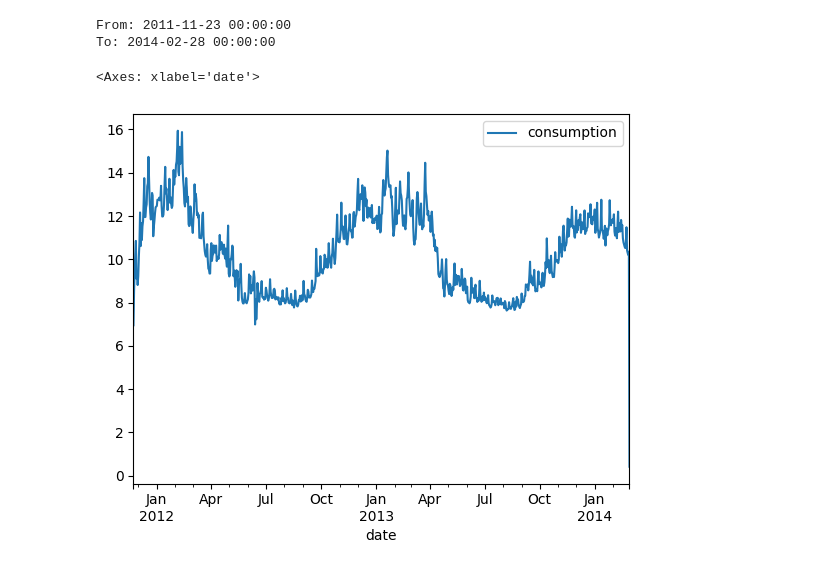
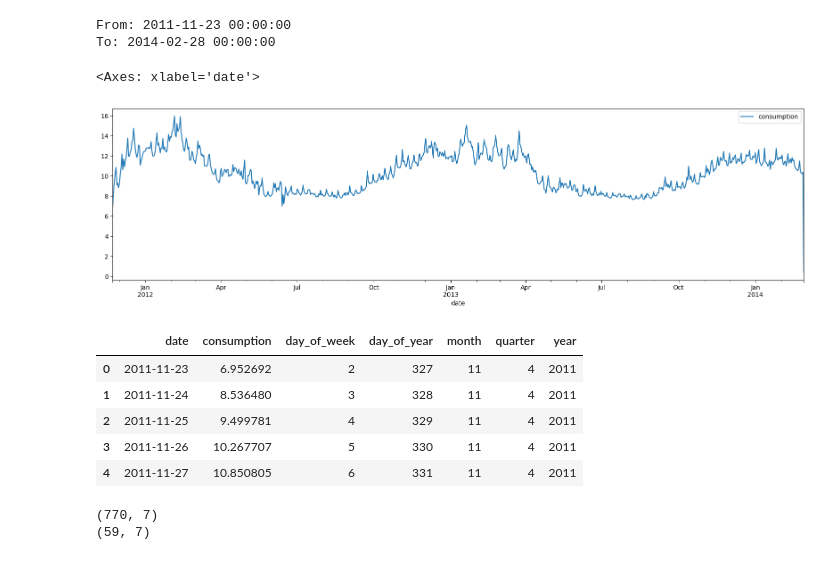
Before and after one commit to alvaro-limon/ml_forecasting_tests, a Jupyter notebook: lgbm_london_energy_data.ipynb, the cells around one changed output. Saved outputs shown, nothing was run; the diff lists cells and outputs as text; code cells hidden in the pictures.

```diff
--- a/lgbm_london_energy_data.ipynb
+++ b/lgbm_london_energy_data.ipynb
@@ -5,7 +5,6 @@ import matplotlib.pyplot as plt
 # %%
 df = pd.read_csv('./data/london_energy.csv')
 print(df.isna().sum())
-df['Date'] = pd.to_datetime(df['Date'])
 # %% [output]
 LCLid    0
 Date     0
@@ -21,7 +20,33 @@ print(f"To: {df_avg_consumption['date'].max()}")
 From: 2011-11-23 00:00:00
 To: 2014-02-28 00:00:00
 # %%
-df_avg_consumption.plot(x='date', y='consumption')
+df_avg_consumption.plot(x='date', y='consumption', figsize=(20, 5))
 # %% [output]
 <Axes: xlabel='date'>
-[figure, old version]
+[figure, new version]
+# %%
+df_avg_consumption["day_of_week"] = df_avg_consumption["date"].dt.dayofweek
+df_avg_consumption["day_of_year"] = df_avg_consumption["date"].dt.dayofyear
+df_avg_consumption["month"] = df_avg_consumption["date"].dt.month
+df_avg_consumption["quarter"] = df_avg_consumption["date"].dt.quarter
+df_avg_consumption["year"] = df_avg_consumption["date"].dt.year
+
+df_avg_consumption.head()
+# %% [output]
+|  | date | consumption | day_of_week | day_of_year | month | quarter | year |
+| 0 | 2011-11-23 | 6.952692 | 2 | 327 | 11 | 4 | 2011 |
+| 1 | 2011-11-24 | 8.536480 | 3 | 328 | 11 | 4 | 2011 |
+| 2 | 2011-11-25 | 9.499781 | 4 | 329 | 11 | 4 | 2011 |
+| 3 | 2011-11-26 | 10.267707 | 5 | 330 | 11 | 4 | 2011 |
+| 4 | 2011-11-27 | 10.850805 | 6 | 331 | 11 | 4 | 2011 |
+# %%
+training_mask = df_avg_consumption["date"] < "2014-01-01"
+training_data = df_avg_consumption.loc[training_mask]
+print(training_data.shape)
+
+testing_mask = df_avg_consumption["date"] >= "2014-01-01"
+testing_data = df_avg_consumption.loc[testing_mask]
+print(testing_data.shape)
+# %% [output]
+(770, 7)
+(59, 7)
```
Also changed, not shown: parts of 5 cells of this notebook, 1 other file.
